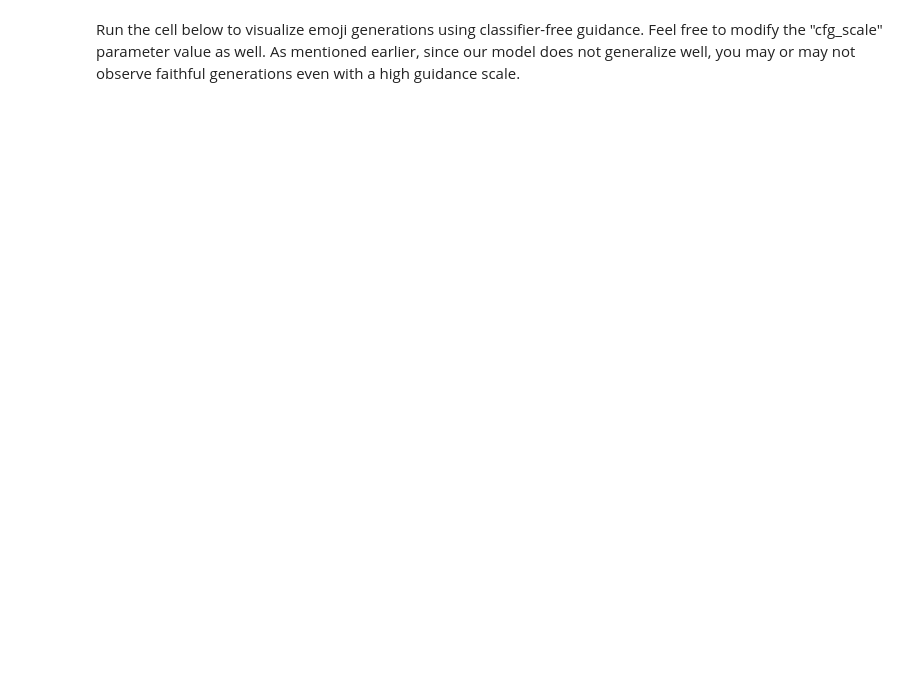
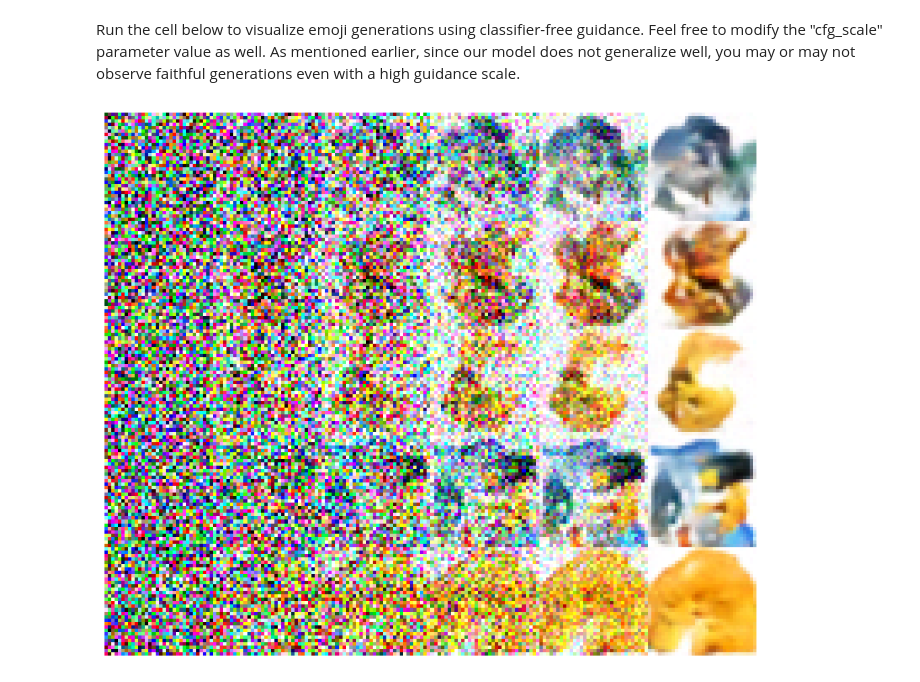
Before and after one commit to LiAuTraver/cs231n, a Jupyter notebook: assignment3/DDPM.ipynb, the cells around one changed output. Saved outputs shown, nothing was run; the diff lists cells and outputs as text; code cells hidden in the pictures; blank space fills up the shorter version.

```diff
--- a/assignment3/DDPM.ipynb
+++ b/assignment3/DDPM.ipynb
@@ -540,9 +530,9 @@ trainer = Trainer(
     train_batch_size=256,
     weight_decay=0.0,
     train_lr=1e-3,
-    train_num_steps=50000,
+    train_num_steps=500, # orig: 50000, needs 7 hours...
     results_folder=results_folder,
 )
 
-# You are not required to train it yourself.
-# trainer.train()
+# You are not required to train it yourself. -- but there'e no way to continue if i didnt train it...
+trainer.train()
@@ -549,6 +560,7 @@ trainer = Trainer(
 # %%
 # Instead, we will load a pretrained model.
-trainer.load(70000)
+# trainer.load(70000)
+# ^^^ there is NO pretrained model in the foler......!!!
 # %%
 # Helper function to get CLIP text embedding during inference time.
 from cs231n.emoji_dataset import ClipEmbed
@@ -653,16 +670,19 @@ print("forward error: ", rel_error(out, expected_out))
 # %% [markdown]
 Run the cell below to visualize emoji generations using classifier-free guidance. Feel free to modify the "cfg_scale" parameter value as well. As mentioned earlier, since our model does not generalize well, you may or may not observe faithful generations even with a high guidance scale.
 # %%
-# text = "crying face"  # seen example, good generations
-text = "face with cowboy hat"  # seen example, good generations
+text = "crying face"  # seen example, good generations
+# text = "face with cowboy hat"  # seen example, good generations
 # text = "crying face with cowboy hat"  # unseen example, bad generations
 text_emb = get_text_emb(text)
 text_emb = text_emb[None].expand(5, -1).to(device)
 
 
 img = trainer.diffusion_model.sample(
     batch_size=5,
-    model_kwargs={"text_emb": text_emb, "cfg_scale": 1},
+    model_kwargs={"text_emb": text_emb, "cfg_scale": 2.31},
     return_all_timesteps=True
 )
 show_images(img[:, ::20])
+# IMPORTANT: this is still bad, since we uses 3min-trained model not a 7 hours one...
+# %% [output]
+[figure, added]
```
Also changed, not shown: parts of 12 cells of this notebook, 4 other files.
